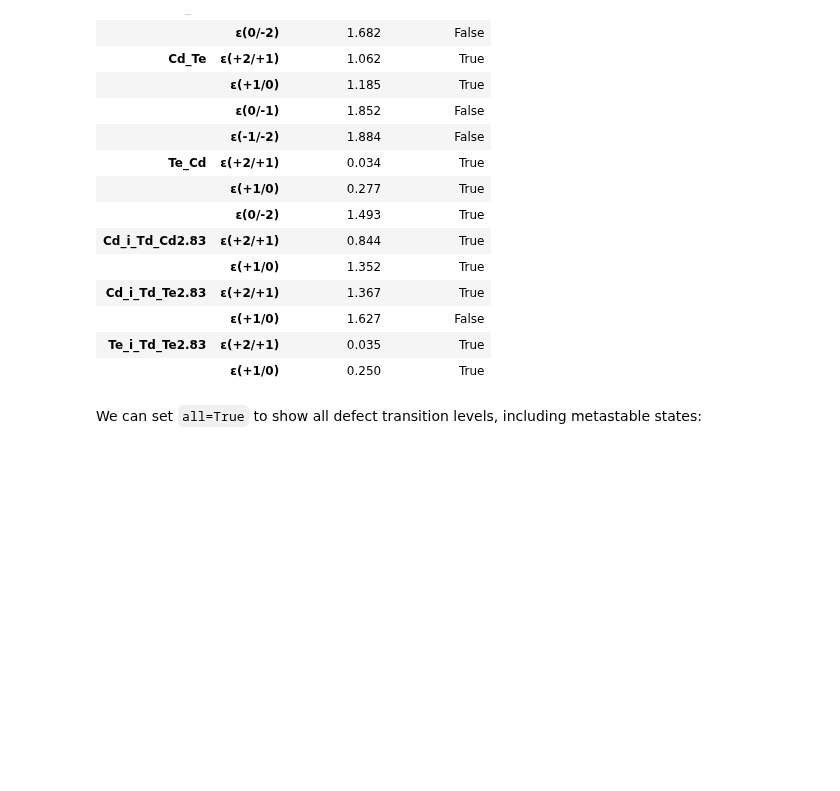
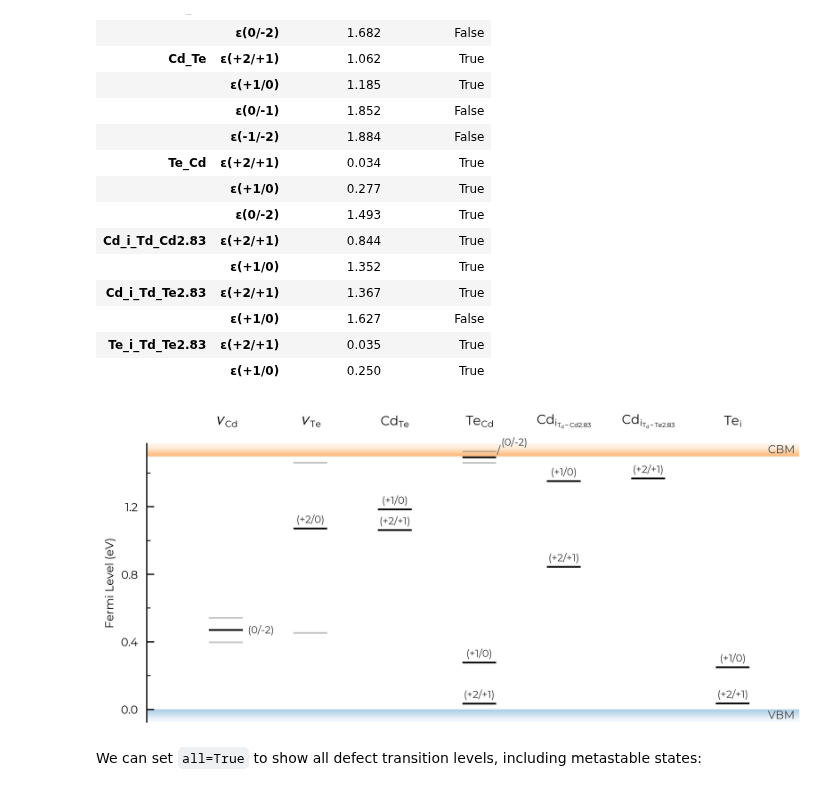
Before and after one commit to SMTG-Bham/doped, a Jupyter notebook: examples/parsing_tutorial.ipynb, the cells around one changed output. Saved outputs shown, nothing was run; the diff lists cells and outputs as text; code cells hidden in the pictures; blank space fills up the shorter version.

Commit message:
Add transition level plotting examples

```diff
--- a/examples/parsing_tutorial.ipynb
+++ b/examples/parsing_tutorial.ipynb
@@ -198,6 +216,10 @@ CdTe_defects_thermo.get_transition_levels()
 |  | ε(+1/0) | 1.627 | False |
 | Te_i_Td_Te2.83 | ε(+2/+1) | 0.035 | True |
 |  | ε(+1/0) | 0.250 | True |
+# %%
+TL_plot = CdTe_defects_thermo.plot_transition_levels()
+# %% [output]
+[figure, added]
 # %% [markdown]
 We can set `all=True` to show all defect transition levels, including metastable states:
 # %%
```
Also changed, not shown: parts of 6 cells of this notebook, 7 other files.
